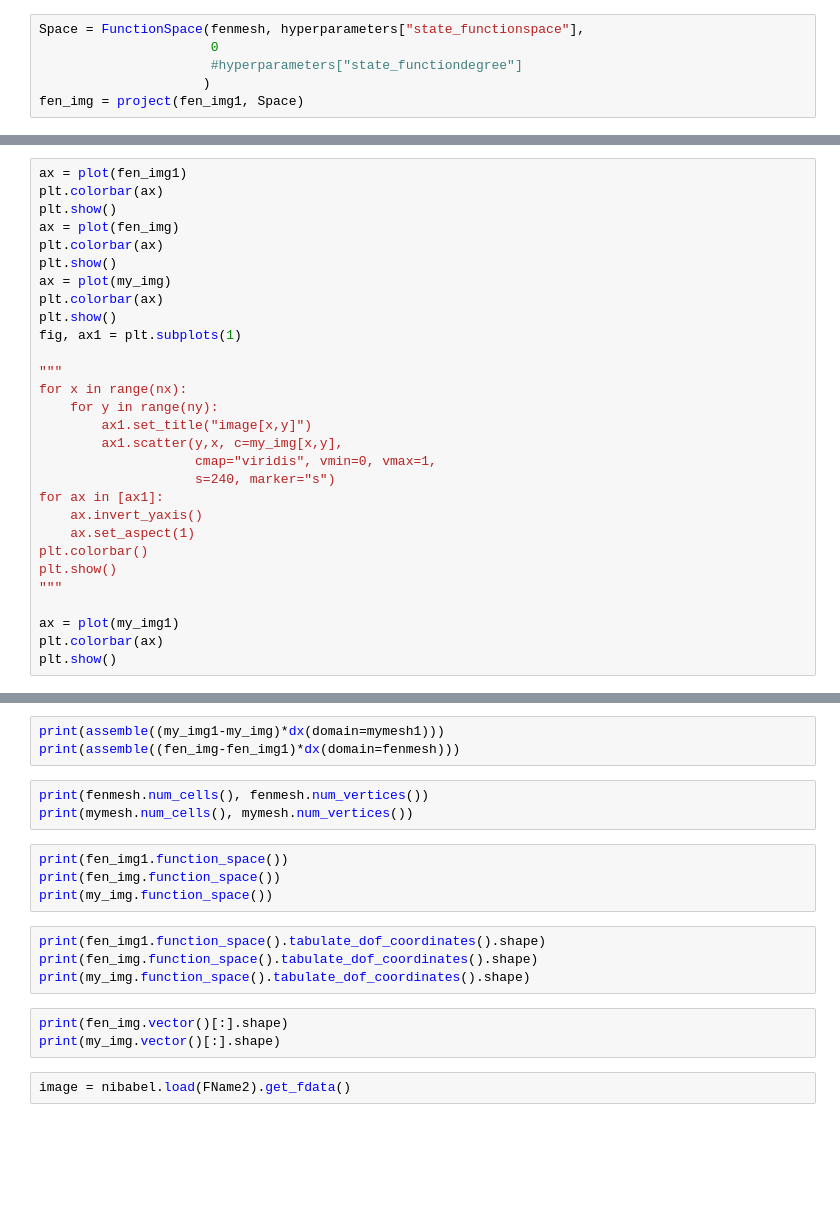
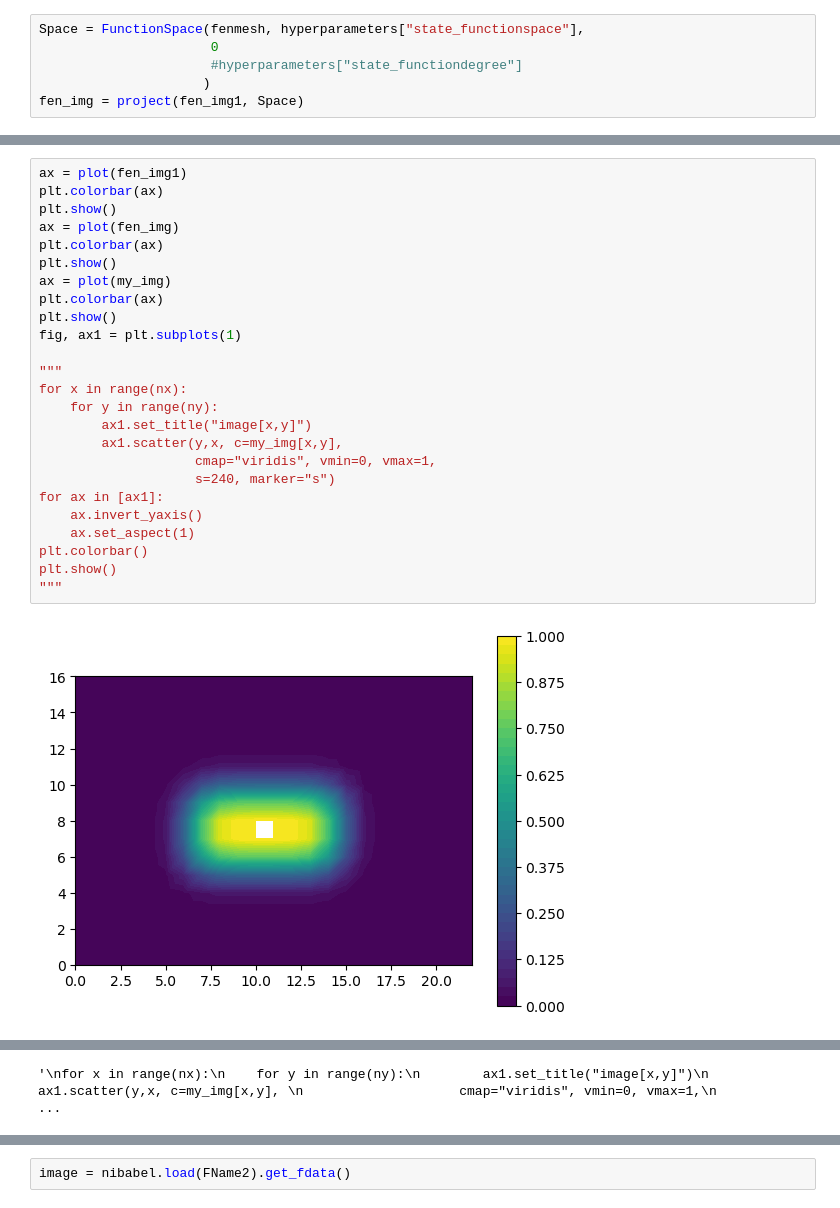
Before and after one commit to JohannesHaubner/mapMRI, a Jupyter notebook: reading.ipynb, the cells around one changed output, grey strips where cells are left out. Drawn from its saved outputs; the diff is of its cells as text; blank space fills up the shorter version.

```diff
--- a/reading.ipynb
+++ b/reading.ipynb
@@ -240,29 +170,27 @@ print(np.unique(V.tabulate_dof_coordinates(), axis=1).shape)
 # %%
 ax = plot(fen_img1)
 plt.colorbar(ax)
 plt.show()
 ax = plot(fen_img)
 plt.colorbar(ax)
 plt.show()
 ax = plot(my_img)
 plt.colorbar(ax)
 plt.show()
 fig, ax1 = plt.subplots(1)
 
 """
 for x in range(nx):
     for y in range(ny):
         ax1.set_title("image[x,y]")
         ax1.scatter(y,x, c=my_img[x,y],
                     cmap="viridis", vmin=0, vmax=1,
                     s=240, marker="s")
 for ax in [ax1]:
     ax.invert_yaxis()
     ax.set_aspect(1)
 plt.colorbar()
 plt.show()
 """
-
-ax = plot(my_img1)
-plt.colorbar(ax)
-plt.show()
+# %% [output]
+[figure, added]
@@ -268,0 +199 @@ plt.show()
+'\nfor x in range(nx):\n    for y in range(ny):\n        ax1.set_title("image[x,y]")\n        ax1.scatter(y,x, c=my_img[x,y], \n                    cmap="viridis", vmin=0, vmax=1,\n                    ...
@@ -269,20 +201,3 @@ plt.show()
-# %%
-print(assemble((my_img1-my_img)*dx(domain=mymesh1)))
-print(assemble((fen_img-fen_img1)*dx(domain=fenmesh)))
-# %%
-print(fenmesh.num_cells(), fenmesh.num_vertices())
-print(mymesh.num_cells(), mymesh.num_vertices())
-# %%
-print(fen_img1.function_space())
-print(fen_img.function_space())
-print(my_img.function_space())
-# %%
-print(fen_img1.function_space().tabulate_dof_coordinates().shape)
-print(fen_img.function_space().tabulate_dof_coordinates().shape)
-print(my_img.function_space().tabulate_dof_coordinates().shape)
-# %%
-print(fen_img.vector()[:].shape)
-print(my_img.vector()[:].shape)
 # %%
 image = nibabel.load(FName2).get_fdata()
 # %%
```
Also changed, not shown: parts of 29 cells of this notebook, 17 other files.
